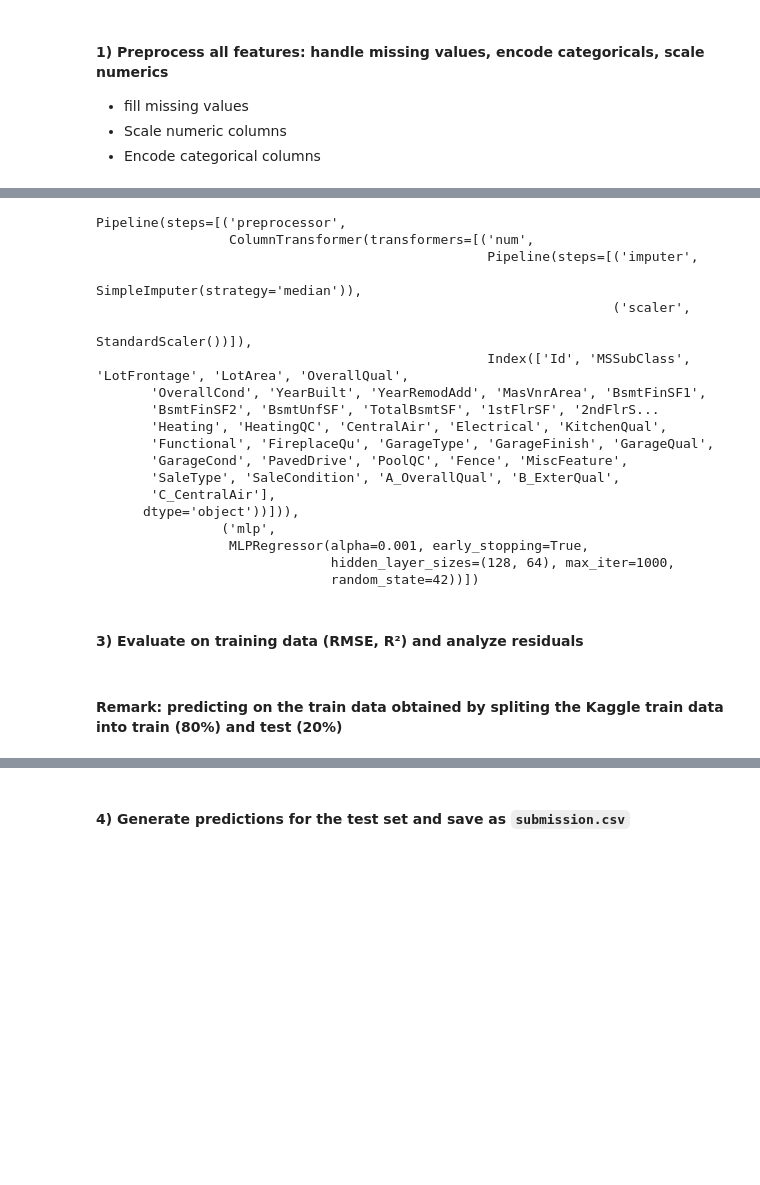
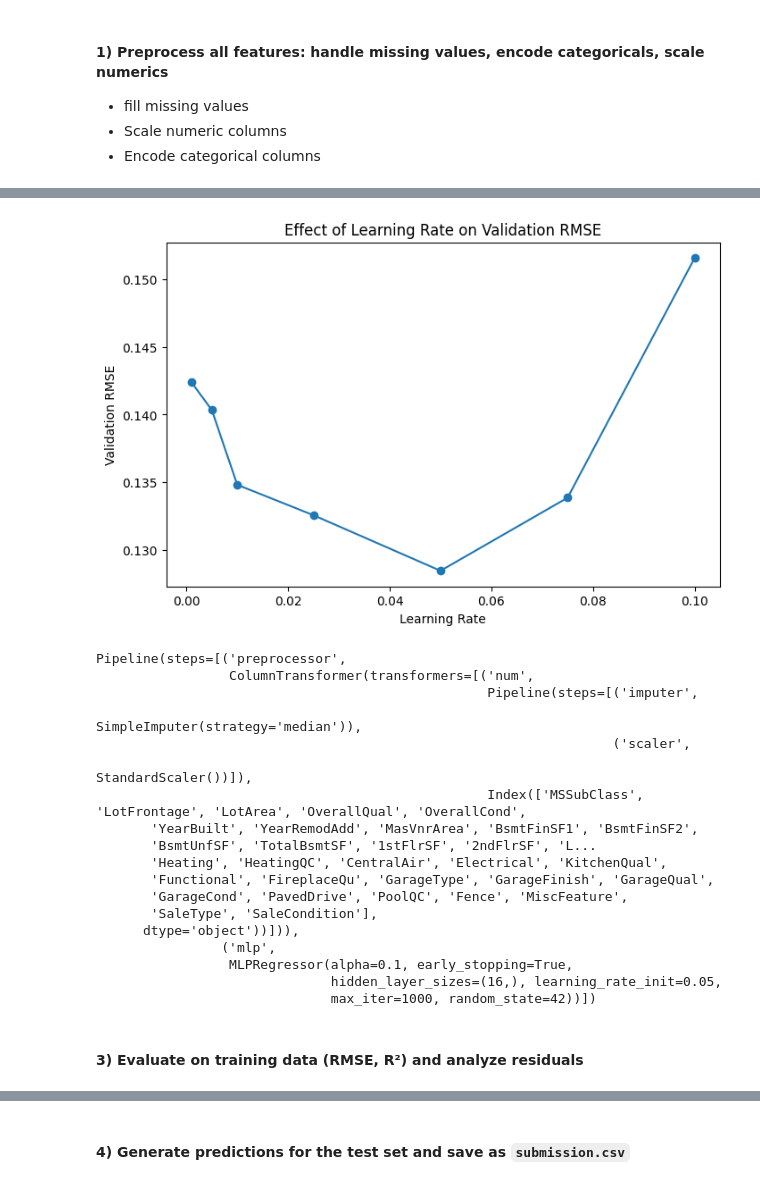
Before and after one commit to em-cd/cstats-project, a Jupyter notebook: project_STUDENTID.ipynb, the cells around one changed output, grey strips where cells are left out. Saved outputs shown, nothing was run; the diff lists cells and outputs as text; code cells hidden in the pictures; blank space fills up the shorter version.

```diff
--- a/project_STUDENTID.ipynb
+++ b/project_STUDENTID.ipynb
@@ -1395,0 +1536,31 @@ preprocessor_nn = ColumnTransformer(
+# %%
+learning_rates = [0.001, 0.005, 0.01, 0.025, 0.05, 0.075, 0.1]
+
+rmse_scores = []
+
+for lr in learning_rates:
+
+    model = Pipeline(steps=[
+        ("preprocessor", preprocessor_nn),
+
+        ("mlp", MLPRegressor(
+            hidden_layer_sizes=(16,),
+            activation="relu",
+            solver="adam",
+            alpha=0.1,
+            learning_rate_init=lr,
+            max_iter=1000,
+            early_stopping=True,
+            random_state=42
+        ))
+    ])
+
+    model.fit(X_train, y_train)
+
+    y_pred_val = model.predict(X_val)
+
+    rmse = np.sqrt(mean_squared_error(y_val, y_pred_val))
+
+    rmse_scores.append(rmse)
+
+    print(f"Learning rate={lr}, RMSE={rmse:.4f}")
@@ -1396,12 +1575,27 @@ preprocessor_nn = ColumnTransformer(
+# %%
+plt.figure(figsize=(8,5))
+
+plt.plot(learning_rates, rmse_scores, marker='o')
+
+#plt.xscale("log")
+
+plt.xlabel("Learning Rate")
+plt.ylabel("Validation RMSE")
+
+plt.title("Effect of Learning Rate on Validation RMSE")
+
+plt.show()
+# %% [output]
+[figure, added]
 # %%
-# The neural network parameters can be changed to make it more optimal
+# Neural Network model with optimal hyperparameters
 nn_model = Pipeline(steps=[("preprocessor", preprocessor_nn),
                             ("mlp", MLPRegressor(
-                                hidden_layer_sizes=(128, 64),
+                                hidden_layer_sizes=(16,),
                                 activation="relu",
                                 solver="adam",
-                                alpha=0.001,
-                                learning_rate_init=0.001,
+                                alpha=0.1,
+                                learning_rate_init=0.05,
                                 max_iter=1000,
                                 early_stopping=True,
                                 random_state=42
@@ -1409,7 +1603,7 @@ nn_model = Pipeline(steps=[("preprocessor", preprocessor_nn),
 ])
 
 # Train neural networks on train data
-nn_model.fit(X_train_nn, y_train_nn)
+nn_model.fit(X_train, y_train)
 # %% [output]
 Pipeline(steps=[('preprocessor',
                  ColumnTransformer(transformers=[('num',
@@ -1417,20 +1611,17 @@ Pipeline(steps=[('preprocessor',
                                                                    SimpleImputer(strategy='median')),
                                                                   ('scaler',
                                                                    StandardScaler())]),
-                                                  Index(['Id', 'MSSubClass', 'LotFrontage', 'LotArea', 'OverallQual',
-       'OverallCond', 'YearBuilt', 'YearRemodAdd', 'MasVnrArea', 'BsmtFinSF1',
-       'BsmtFinSF2', 'BsmtUnfSF', 'TotalBsmtSF', '1stFlrSF', '2ndFlrS...
+                                                  Index(['MSSubClass', 'LotFrontage', 'LotArea', 'OverallQual', 'OverallCond',
+       'YearBuilt', 'YearRemodAdd', 'MasVnrArea', 'BsmtFinSF1', 'BsmtFinSF2',
+       'BsmtUnfSF', 'TotalBsmtSF', '1stFlrSF', '2ndFlrSF', 'L...
        'Heating', 'HeatingQC', 'CentralAir', 'Electrical', 'KitchenQual',
        'Functional', 'FireplaceQu', 'GarageType', 'GarageFinish', 'GarageQual',
        'GarageCond', 'PavedDrive', 'PoolQC', 'Fence', 'MiscFeature',
-       'SaleType', 'SaleCondition', 'A_OverallQual', 'B_ExterQual',
-       'C_CentralAir'],
+       'SaleType', 'SaleCondition'],
       dtype='object'))])),
                 ('mlp',
-                 MLPRegressor(alpha=0.001, early_stopping=True,
-                              hidden_layer_sizes=(128, 64), max_iter=1000,
-                              random_state=42))])
+                 MLPRegressor(alpha=0.1, early_stopping=True,
+                              hidden_layer_sizes=(16,), learning_rate_init=0.05,
+                              max_iter=1000, random_state=42))])
 # %% [markdown]
 #### 3) Evaluate on training data (RMSE, R²) and analyze residuals
-# %% [markdown]
-#### **Remark**: predicting on the train data obtained by spliting the Kaggle train data into train (80%) and test (20%)
```
Also changed, not shown: parts of 34 cells of this notebook.
